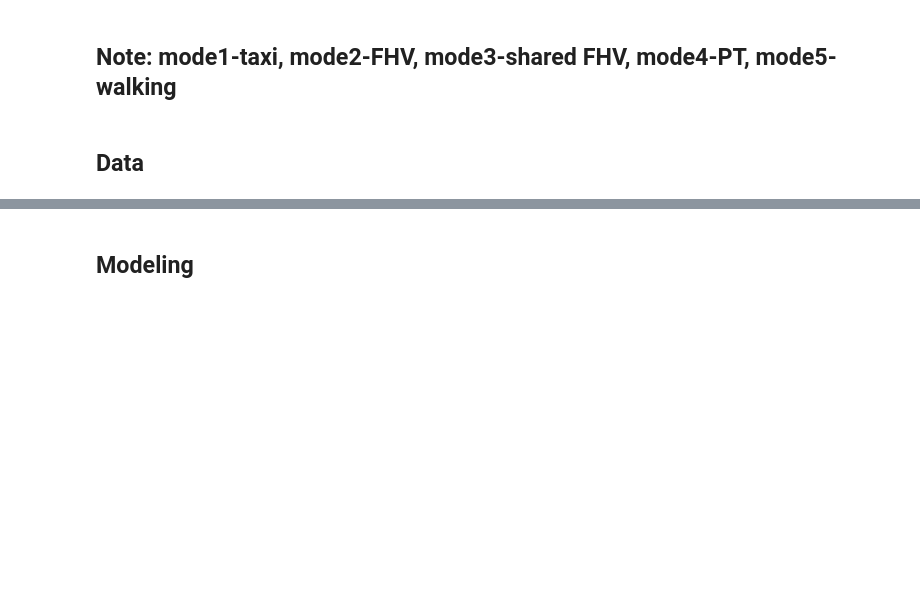
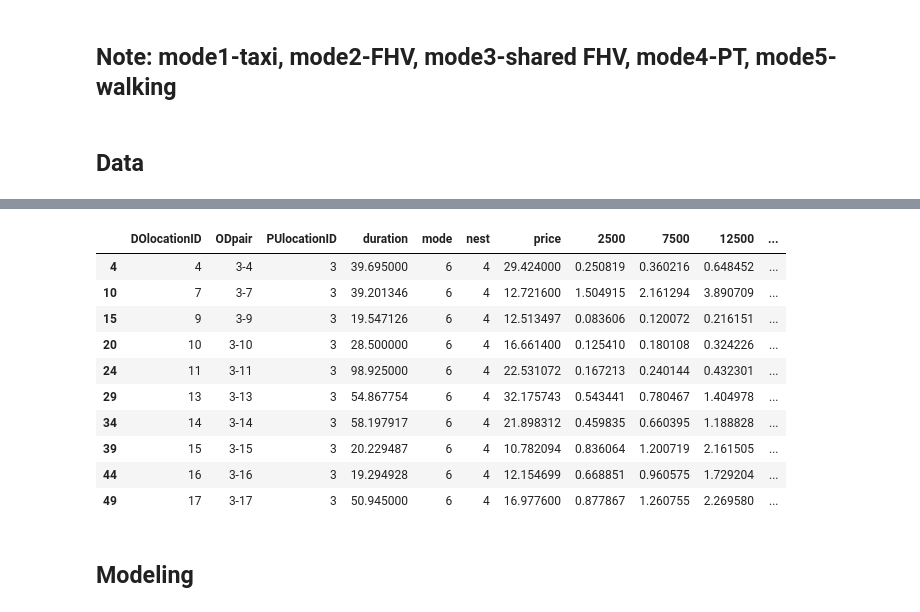
Before and after one commit to Rufei-Sheng/Manhattan-Congestion-Surcharge-Capstone, a Jupyter notebook: modeling/modeling_test.ipynb, the cells around one changed output, grey strips where cells are left out. Saved outputs shown, nothing was run; the diff lists cells and outputs as text; code cells hidden in the pictures; blank space fills up the shorter version.

```diff
--- a/modeling/modeling_test.ipynb
+++ b/modeling/modeling_test.ipynb
@@ -44,0 +65,23 @@ mode_data.shape[0]/5
+# %%
+selected_zones_3 = [12, 88, 261, 13, 87, 209, 231, 45, 232, 148, 144, 211, 125, 158, 249, 114, 113, 79, 4,
+                  224, 107, 234, 90, 68, 246, 186, 164, 100, 170, 137, 233, 162, 161, 230, 48, 50, 163, 229]
+# %%
+mode_data.loc[(mode_data['mode'] == 6) & (mode_data.DOlocationID.isin(selected_zones_3)),'price'] += 20
+# %%
+mode_data.loc[(mode_data['mode'] == 6) & (mode_data.DOlocationID.isin(selected_zones_2)) & ~(mode_data.DOlocationID.isin(selected_zones_3)),'price'] += 15
+# %%
+mode_data.loc[(mode_data['mode'] == 6) & ~(mode_data.DOlocationID.isin(selected_zones_2)) & ~(mode_data.DOlocationID.isin(selected_zones_3)),'price'] += 5
+# %%
+mode_data[mode_data['mode']==6].head(10)
+# %% [output]
+|  | DOlocationID | ODpair | PUlocationID | duration | mode | nest | price | 2500 | 7500 | 12500 | ... |
+| 4 | 4 | 3-4 | 3 | 39.695000 | 6 | 4 | 29.424000 | 0.250819 | 0.360216 | 0.648452 | ... |
+| 10 | 7 | 3-7 | 3 | 39.201346 | 6 | 4 | 12.721600 | 1.504915 | 2.161294 | 3.890709 | ... |
+| 15 | 9 | 3-9 | 3 | 19.547126 | 6 | 4 | 12.513497 | 0.083606 | 0.120072 | 0.216151 | ... |
+| 20 | 10 | 3-10 | 3 | 28.500000 | 6 | 4 | 16.661400 | 0.125410 | 0.180108 | 0.324226 | ... |
+| 24 | 11 | 3-11 | 3 | 98.925000 | 6 | 4 | 22.531072 | 0.167213 | 0.240144 | 0.432301 | ... |
+| 29 | 13 | 3-13 | 3 | 54.867754 | 6 | 4 | 32.175743 | 0.543441 | 0.780467 | 1.404978 | ... |
+| 34 | 14 | 3-14 | 3 | 58.197917 | 6 | 4 | 21.898312 | 0.459835 | 0.660395 | 1.188828 | ... |
+| 39 | 15 | 3-15 | 3 | 20.229487 | 6 | 4 | 10.782094 | 0.836064 | 1.200719 | 2.161505 | ... |
+| 44 | 16 | 3-16 | 3 | 19.294928 | 6 | 4 | 12.154699 | 0.668851 | 0.960575 | 1.729204 | ... |
+| 49 | 17 | 3-17 | 3 | 50.945000 | 6 | 4 | 16.977600 | 0.877867 | 1.260755 | 2.269580 | ... |
```
Also changed, not shown: parts of 7 cells of this notebook, 4 other files.
